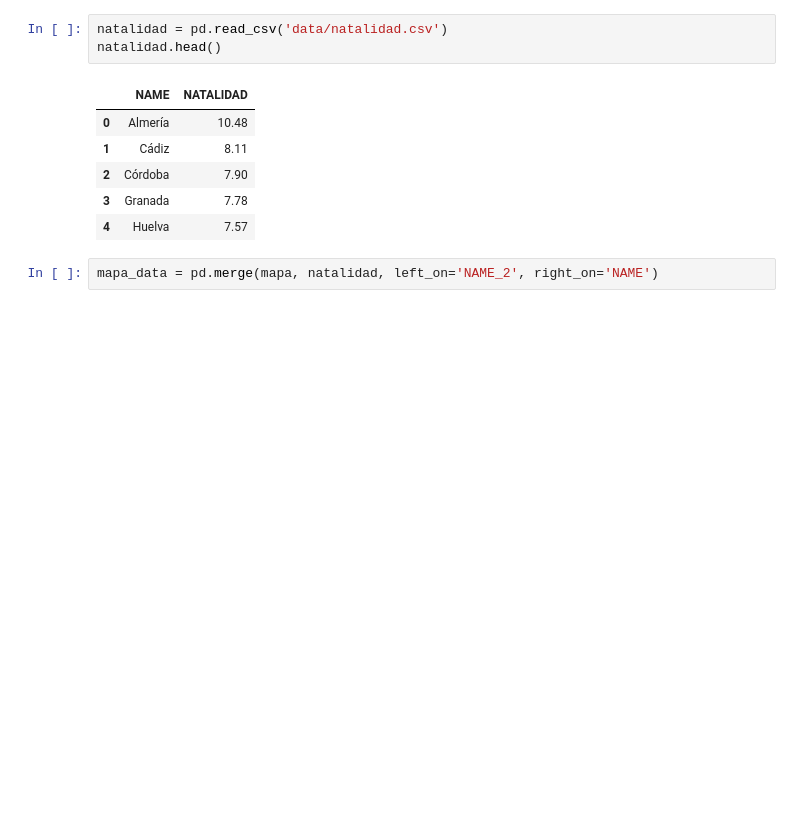
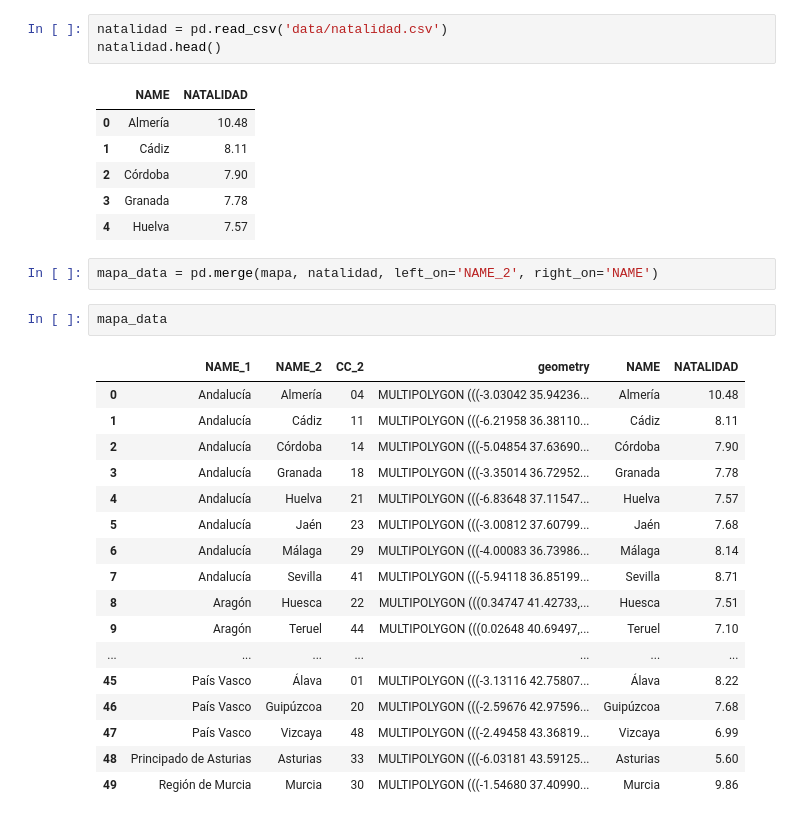
Before and after one commit to ironhack-bcn-data-pt/notebooks, a Jupyter notebook: 16.1.1.geopandas.ipynb, the cells around one changed output. Saved outputs shown, nothing was run; the diff lists cells and outputs as text; blank space fills up the shorter version.

```diff
--- a/16.1.1.geopandas.ipynb
+++ b/16.1.1.geopandas.ipynb
@@ -30,3 +39,23 @@ natalidad.head()
 | 4 | Huelva | 7.57 |
 # %%
 mapa_data = pd.merge(mapa, natalidad, left_on='NAME_2', right_on='NAME')
+# %%
+mapa_data
+# %% [output]
+|  | NAME_1 | NAME_2 | CC_2 | geometry | NAME | NATALIDAD |
+| 0 | Andalucía | Almería | 04 | MULTIPOLYGON (((-3.03042 35.94236... | Almería | 10.48 |
+| 1 | Andalucía | Cádiz | 11 | MULTIPOLYGON (((-6.21958 36.38110... | Cádiz | 8.11 |
+| 2 | Andalucía | Córdoba | 14 | MULTIPOLYGON (((-5.04854 37.63690... | Córdoba | 7.90 |
+| 3 | Andalucía | Granada | 18 | MULTIPOLYGON (((-3.35014 36.72952... | Granada | 7.78 |
+| 4 | Andalucía | Huelva | 21 | MULTIPOLYGON (((-6.83648 37.11547... | Huelva | 7.57 |
+| 5 | Andalucía | Jaén | 23 | MULTIPOLYGON (((-3.00812 37.60799... | Jaén | 7.68 |
+| 6 | Andalucía | Málaga | 29 | MULTIPOLYGON (((-4.00083 36.73986... | Málaga | 8.14 |
+| 7 | Andalucía | Sevilla | 41 | MULTIPOLYGON (((-5.94118 36.85199... | Sevilla | 8.71 |
+| 8 | Aragón | Huesca | 22 | MULTIPOLYGON (((0.34747 41.42733,... | Huesca | 7.51 |
+| 9 | Aragón | Teruel | 44 | MULTIPOLYGON (((0.02648 40.69497,... | Teruel | 7.10 |
+| ... | ... | ... | ... | ... | ... | ... |
+| 45 | País Vasco | Álava | 01 | MULTIPOLYGON (((-3.13116 42.75807... | Álava | 8.22 |
+| 46 | País Vasco | Guipúzcoa | 20 | MULTIPOLYGON (((-2.59676 42.97596... | Guipúzcoa | 7.68 |
+| 47 | País Vasco | Vizcaya | 48 | MULTIPOLYGON (((-2.49458 43.36819... | Vizcaya | 6.99 |
+| 48 | Principado de Asturias | Asturias | 33 | MULTIPOLYGON (((-6.03181 43.59125... | Asturias | 5.60 |
+| 49 | Región de Murcia | Murcia | 30 | MULTIPOLYGON (((-1.54680 37.40990... | Murcia | 9.86 |
```
Also changed, not shown: parts of 7 cells of this notebook.
